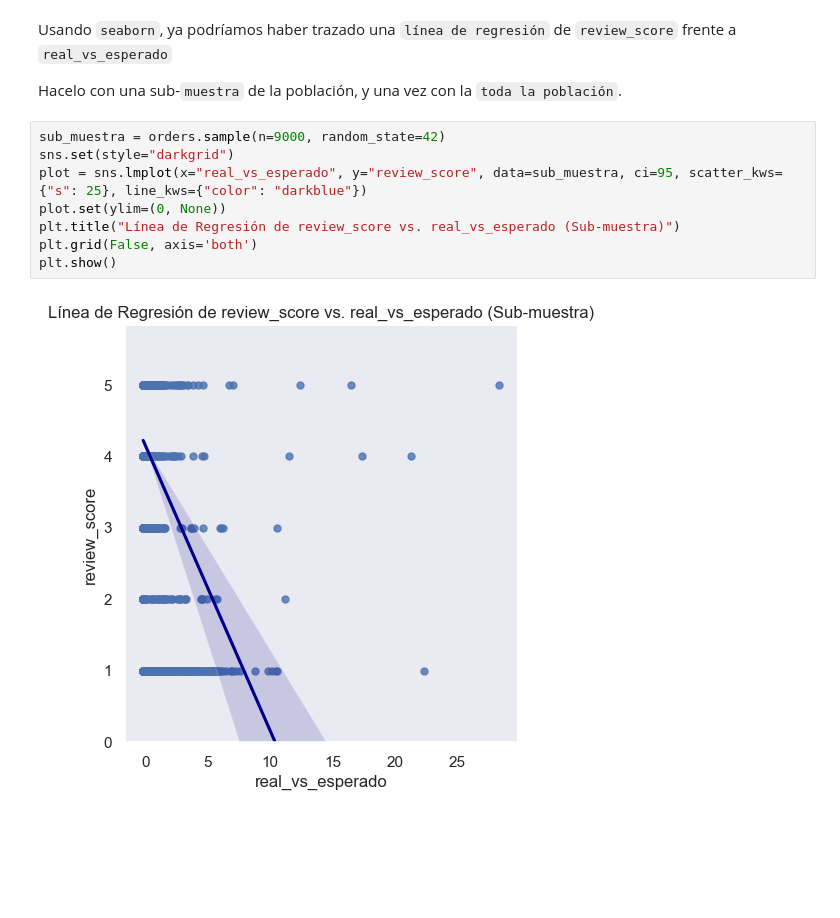
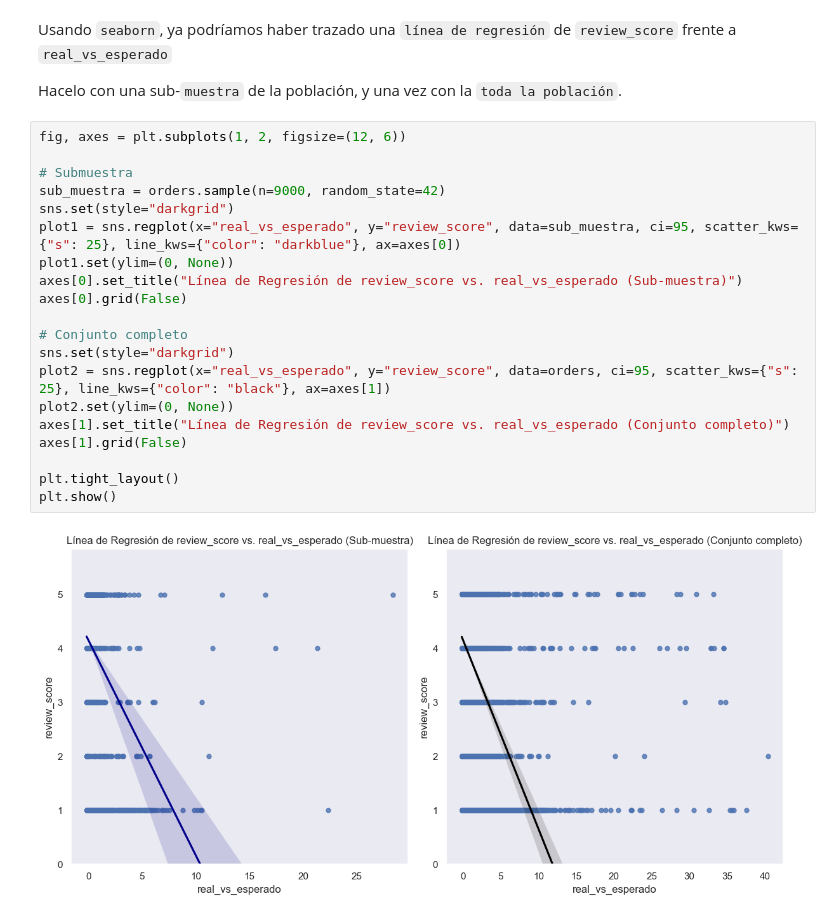
Before and after one commit to lnastri25/NASTRI_TP_OLIST, a Jupyter notebook: tp_orders/ejercicio_orders_part2.ipynb, the cells around one changed output. Saved outputs shown, nothing was run; the diff lists cells and outputs as text; blank space fills up the shorter version.

```diff
--- a/tp_orders/ejercicio_orders_part2.ipynb
+++ b/tp_orders/ejercicio_orders_part2.ipynb
@@ -459,12 +459,24 @@ Usando `seaborn`, ya podríamos haber trazado una `línea de regresión` de `rev
 
 Hacelo con una sub-`muestra` de la población, y una vez con la `toda la población`.
 # %%
+fig, axes = plt.subplots(1, 2, figsize=(12, 6))
+
+# Submuestra
 sub_muestra = orders.sample(n=9000, random_state=42)
 sns.set(style="darkgrid")
-plot = sns.lmplot(x="real_vs_esperado", y="review_score", data=sub_muestra, ci=95, scatter_kws={"s": 25}, line_kws={"color": "darkblue"})
-plot.set(ylim=(0, None))
-plt.title("Línea de Regresión de review_score vs. real_vs_esperado (Sub-muestra)")
-plt.grid(False, axis='both')
+plot1 = sns.regplot(x="real_vs_esperado", y="review_score", data=sub_muestra, ci=95, scatter_kws={"s": 25}, line_kws={"color": "darkblue"}, ax=axes[0])
+plot1.set(ylim=(0, None))
+axes[0].set_title("Línea de Regresión de review_score vs. real_vs_esperado (Sub-muestra)")
+axes[0].grid(False)
+
+# Conjunto completo
+sns.set(style="darkgrid")
+plot2 = sns.regplot(x="real_vs_esperado", y="review_score", data=orders, ci=95, scatter_kws={"s": 25}, line_kws={"color": "black"}, ax=axes[1])
+plot2.set(ylim=(0, None))
+axes[1].set_title("Línea de Regresión de review_score vs. real_vs_esperado (Conjunto completo)")
+axes[1].grid(False)
+
+plt.tight_layout()
 plt.show()
 # %% [output]
-[figure, old version]
+[figure, new version]
```
Also changed, not shown: parts of 1 cell of this notebook, 1 other file.
